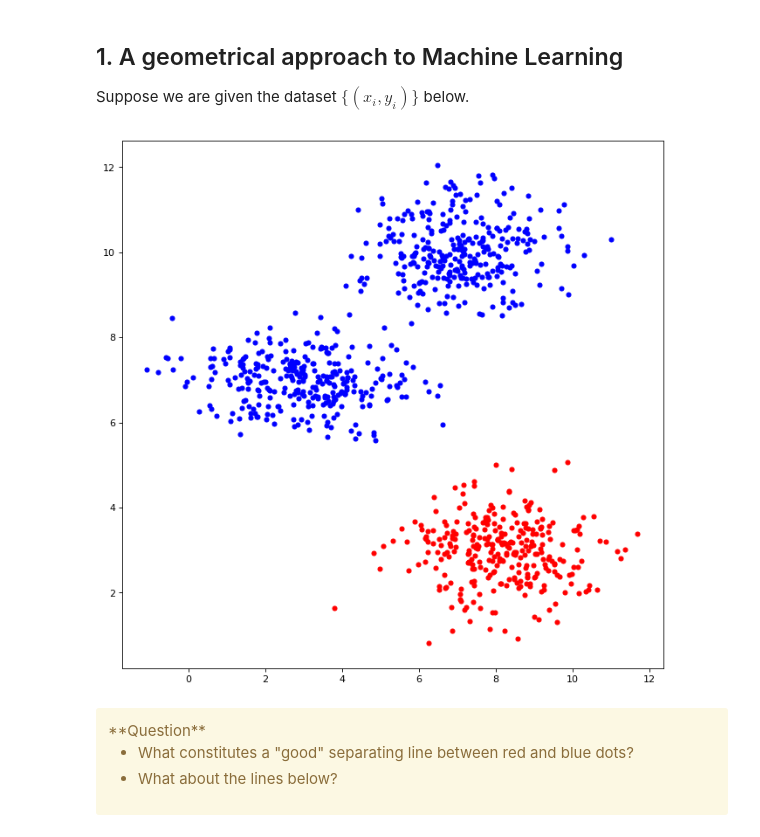
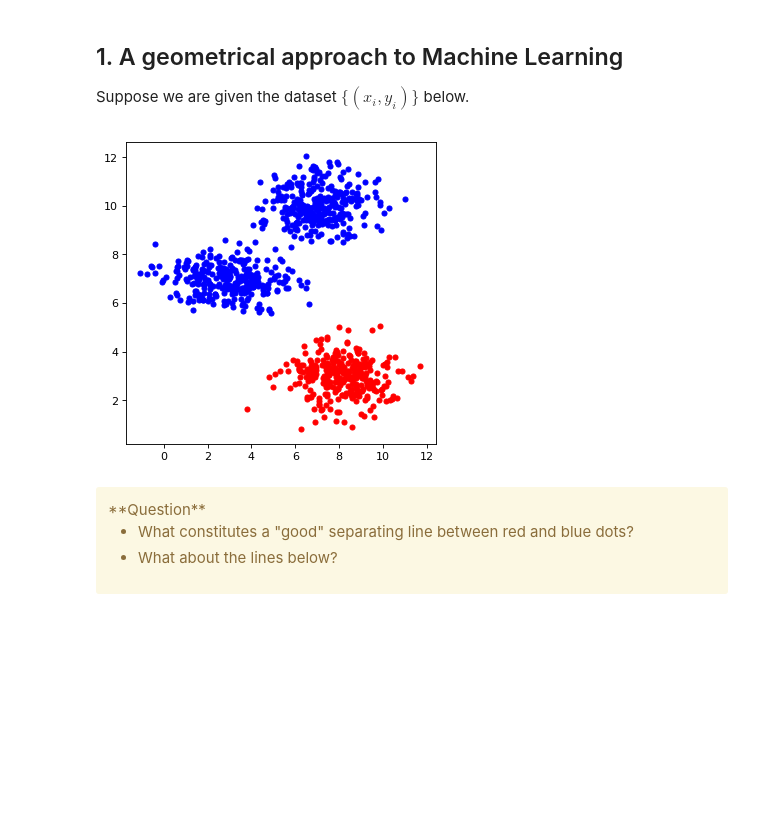
Before and after one commit to erachelson/IntroML, a Jupyter notebook: 2 - SVM and kernels/Support Vector Machines and an Introduction to Kernel Theory.ipynb, the cells around one changed output. Drawn from its saved outputs; the diff is of its cells as text; code cells hidden in the pictures; blank space fills up the shorter version.

```diff
--- a/2 - SVM and kernels/Support Vector Machines and an Introduction to Kernel Theory.ipynb
+++ b/2 - SVM and kernels/Support Vector Machines and an Introduction to Kernel Theory.ipynb
@@ -29,21 +29,21 @@ Suppose we are given the dataset $\{(x_i,y_i)\}$ below.
 # %%
 import numpy as np
 %matplotlib inline
 #%matplotlib notebook
 import matplotlib.pyplot as plt
-fig_size=(10, 10)
+fig_size=(5, 5)
 
 res = np.loadtxt("sep_lin.csv", delimiter=',')
 X = res[:,0:-1]
 y = res[:,-1].astype(int)
 Xblue = X[y==-1]
 Xred = X[y==1]
 
 fig=plt.figure(figsize=fig_size, dpi= 80, facecolor='w', edgecolor='k')
 plt.scatter(Xblue[:,0],Xblue[:,1],c='b',s=20)
 plt.scatter(Xred[:,0],Xred[:,1],c='r',s=20);
 # %% [output]
-[figure, old version]
+[figure, new version]
 # %% [markdown]
 <div class="alert alert-warning">**Question**<br>
 <ul>
```
Also changed, not shown: parts of 17 cells of this notebook, 10 other files.
